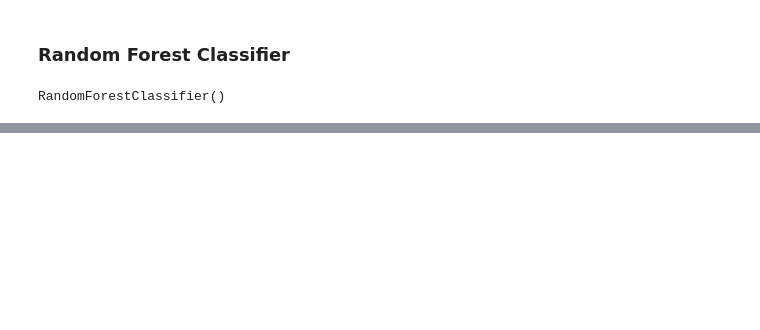
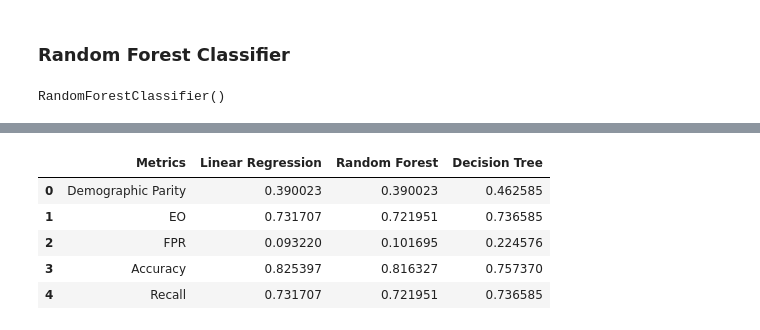
Before and after one commit to KANUBALAD/ML-Fairness-in-School-DropOut-, a Jupyter notebook: Notebooks/AllML_Models.ipynb, the cells around one changed output, grey strips where cells are left out. Saved outputs shown, nothing was run; the diff lists cells and outputs as text; code cells hidden in the pictures; blank space fills up the shorter version.

```diff
--- a/Notebooks/AllML_Models.ipynb
+++ b/Notebooks/AllML_Models.ipynb
@@ -136,0 +83,22 @@ DP is 0.18151071025930102 EO is 0.6965174129353234 fpr is 0.030612245202064514 a
+# %%
+
+# Define a dictionary for females
+femalemodels_eval = {
+    "Metrics": ["Demographic Parity", "EO", "FPR", "Accuracy", "Recall"],
+    "Linear Regression": [LR_dp, LR_Eo, LR_fpr, LR_acc, LR_recall],
+    "Random Forest": [RF_dp, RF_Eo, RF_fpr, RF_acc, RF_recall],
+    "Decision Tree": [clf_dp, clf_Eo, clf_fpr, clf_acc, clf_recall]
+}
+
+# Convert the dictionary to a pandas DataFrame
+female_eval_df = pd.DataFrame(femalemodels_eval)
+
+# Display the DataFrame
+female_eval_df
+# %% [output]
+|  | Metrics | Linear Regression | Random Forest | Decision Tree |
+| 0 | Demographic Parity | 0.390023 | 0.390023 | 0.462585 |
+| 1 | EO | 0.731707 | 0.721951 | 0.736585 |
+| 2 | FPR | 0.093220 | 0.101695 | 0.224576 |
+| 3 | Accuracy | 0.825397 | 0.816327 | 0.757370 |
+| 4 | Recall | 0.731707 | 0.721951 | 0.736585 |
```
Also changed, not shown: parts of 14 cells of this notebook, 5 other files.
